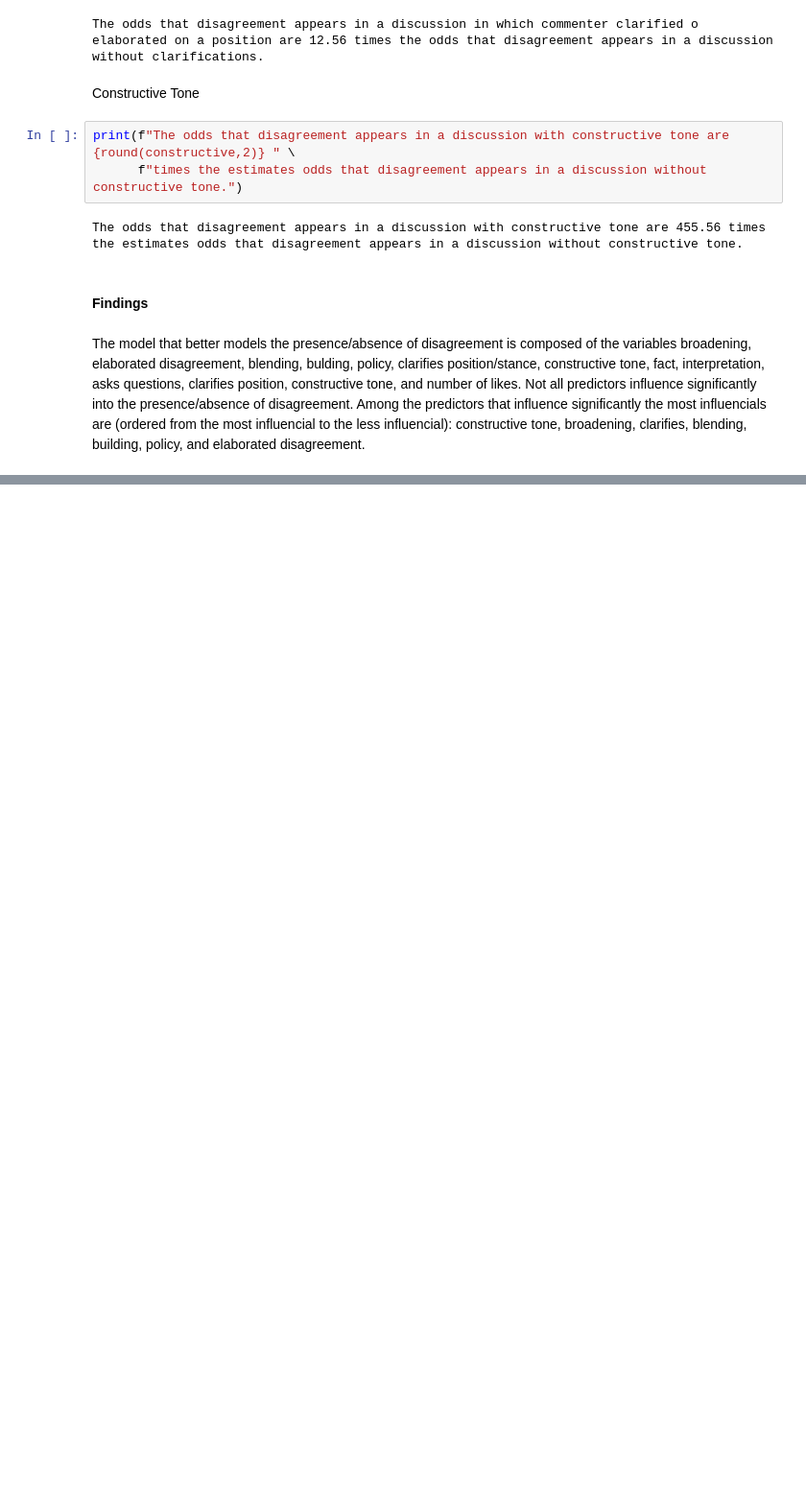
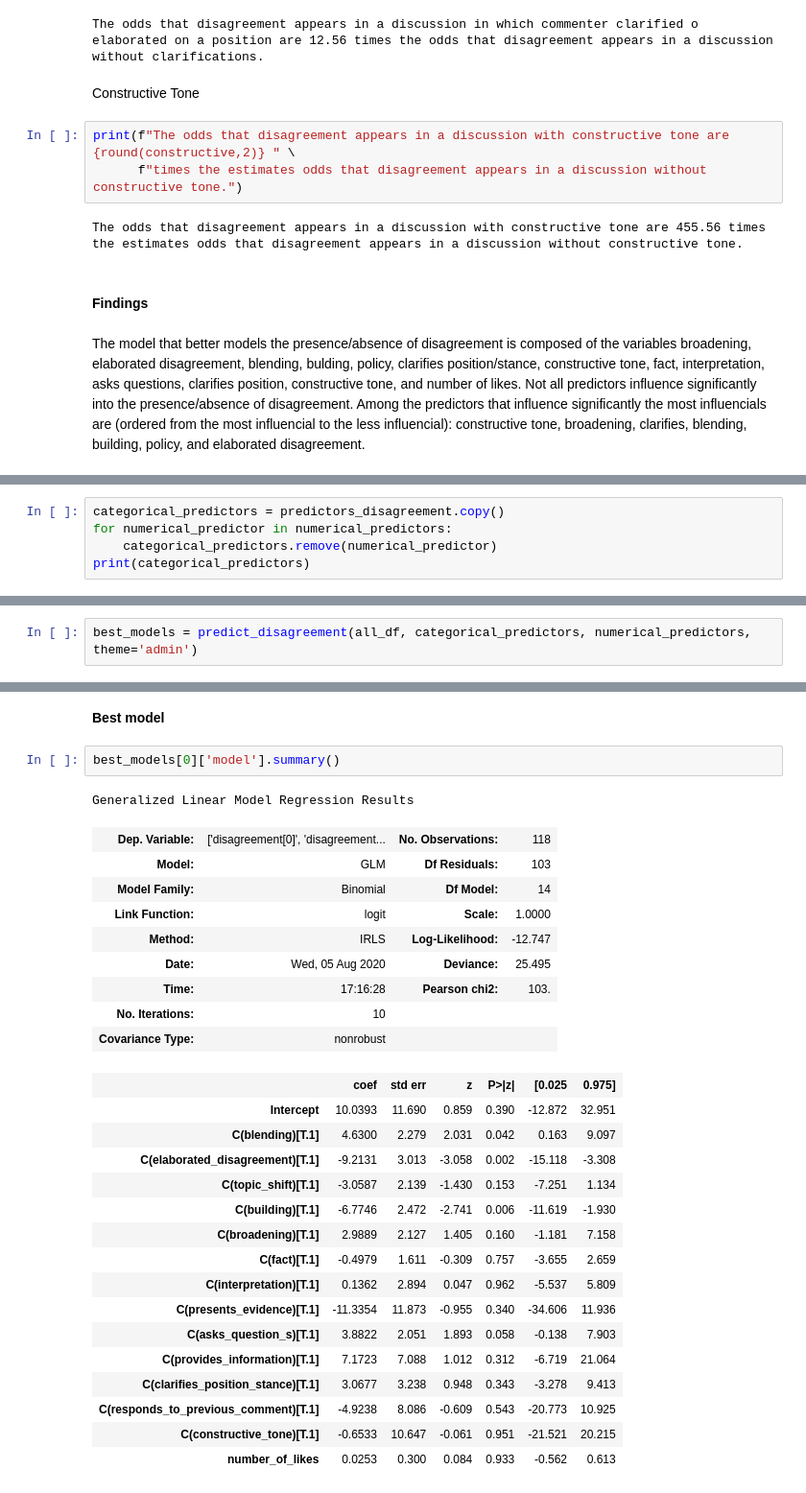
Before and after one commit to joausaga/disagreement, a Jupyter notebook: disagreement.ipynb, the cells around one changed output, grey strips where cells are left out. Shown: that part at 96% size. Drawn from its saved outputs; the diff is of its cells as text; blank space fills up the shorter version.

Commit message:
Add new analyses about disagreement

```diff
--- a/disagreement.ipynb
+++ b/disagreement.ipynb
@@ -733,0 +739,5 @@ The model that better models the presence/absence of disagreement is composed of
+# %%
+categorical_predictors = predictors_disagreement.copy()
+for numerical_predictor in numerical_predictors:
+    categorical_predictors.remove(numerical_predictor)
+print(categorical_predictors)
@@ -733,0 +828,2 @@ The model that better models the presence/absence of disagreement is composed of
+# %%
+best_models = predict_disagreement(all_df, categorical_predictors, numerical_predictors, theme='admin')
@@ -733,0 +848,31 @@ The model that better models the presence/absence of disagreement is composed of
+# %% [markdown]
+**Best model**
+# %%
+best_models[0]['model'].summary()
+# %% [output]
+Generalized Linear Model Regression Results
+| Dep. Variable: | ['disagreement[0]', 'disagreement... | No. Observations: | 118 |
+| Model: | GLM | Df Residuals: | 103 |
+| Model Family: | Binomial | Df Model: | 14 |
+| Link Function: | logit | Scale: | 1.0000 |
+| Method: | IRLS | Log-Likelihood: | -12.747 |
+| Date: | Wed, 05 Aug 2020 | Deviance: | 25.495 |
+| Time: | 17:16:28 | Pearson chi2: | 103. |
+| No. Iterations: | 10 |  |  |
+| Covariance Type: | nonrobust |  |  |
+|  | coef | std err | z | P>|z| | [0.025 | 0.975] |
+| Intercept | 10.0393 | 11.690 | 0.859 | 0.390 | -12.872 | 32.951 |
+| C(blending)[T.1] | 4.6300 | 2.279 | 2.031 | 0.042 | 0.163 | 9.097 |
+| C(elaborated_disagreement)[T.1] | -9.2131 | 3.013 | -3.058 | 0.002 | -15.118 | -3.308 |
+| C(topic_shift)[T.1] | -3.0587 | 2.139 | -1.430 | 0.153 | -7.251 | 1.134 |
+| C(building)[T.1] | -6.7746 | 2.472 | -2.741 | 0.006 | -11.619 | -1.930 |
+| C(broadening)[T.1] | 2.9889 | 2.127 | 1.405 | 0.160 | -1.181 | 7.158 |
+| C(fact)[T.1] | -0.4979 | 1.611 | -0.309 | 0.757 | -3.655 | 2.659 |
+| C(interpretation)[T.1] | 0.1362 | 2.894 | 0.047 | 0.962 | -5.537 | 5.809 |
+| C(presents_evidence)[T.1] | -11.3354 | 11.873 | -0.955 | 0.340 | -34.606 | 11.936 |
+| C(asks_question_s)[T.1] | 3.8822 | 2.051 | 1.893 | 0.058 | -0.138 | 7.903 |
+| C(provides_information)[T.1] | 7.1723 | 7.088 | 1.012 | 0.312 | -6.719 | 21.064 |
+| C(clarifies_position_stance)[T.1] | 3.0677 | 3.238 | 0.948 | 0.343 | -3.278 | 9.413 |
+| C(responds_to_previous_comment)[T.1] | -4.9238 | 8.086 | -0.609 | 0.543 | -20.773 | 10.925 |
+| C(constructive_tone)[T.1] | -0.6533 | 10.647 | -0.061 | 0.951 | -21.521 | 20.215 |
+| number_of_likes | 0.0253 | 0.300 | 0.084 | 0.933 | -0.562 | 0.613 |
```
Also changed, not shown: parts of 44 cells of this notebook.
